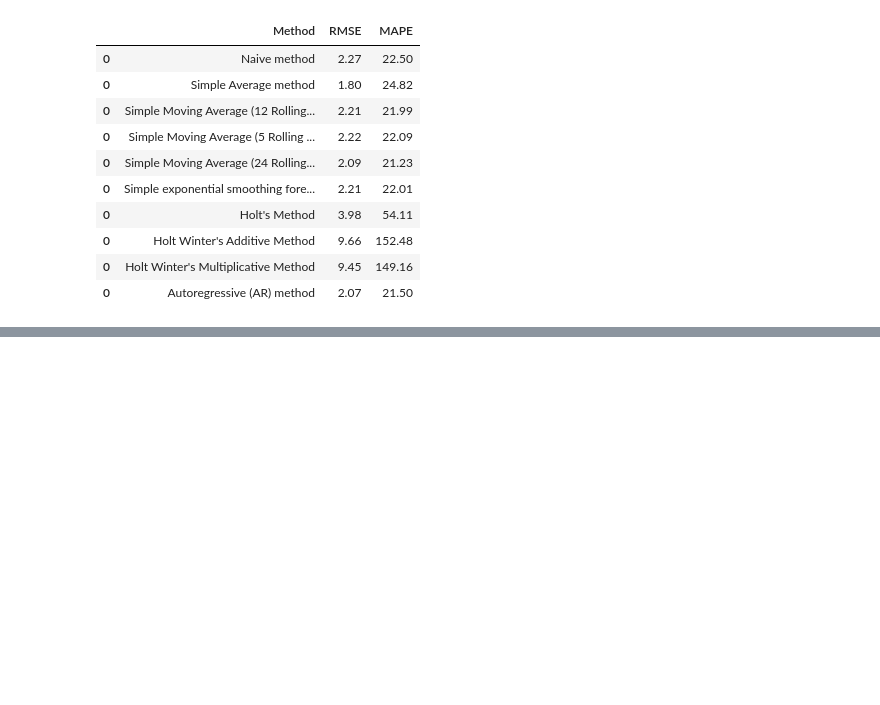
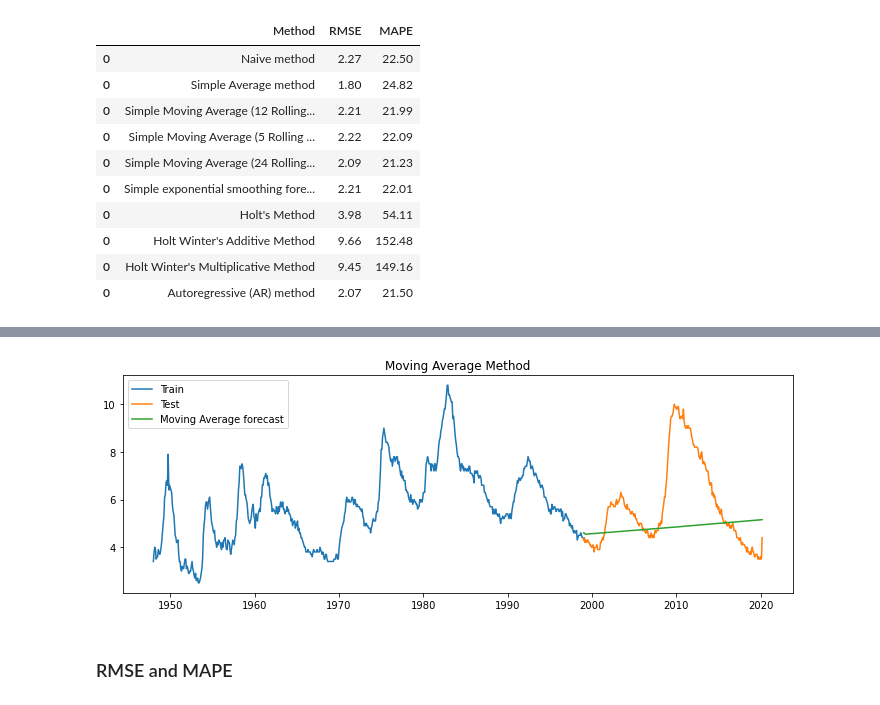
Before and after one commit to Rajdeep-personal/Learning_Time_Series, a Jupyter notebook: Untitled.ipynb, the cells around one changed output, grey strips where cells are left out. Cells and saved outputs as stored; diff of their text form; code cells hidden in the pictures; blank space fills up the shorter version.

```diff
--- a/Untitled.ipynb
+++ b/Untitled.ipynb
@@ -1194,0 +1341,12 @@ results
+# %%
+plt.figure(figsize=(12,4))
+plt.plot(train['Number'], label='Train')
+plt.plot(test['Number'], label='Test')
+plt.plot(y_hat_ma_df['ma_forecast'][test.index.min():], label='Moving Average forecast')
+plt.legend(loc='best')
+plt.title('Moving Average Method')
+plt.show()
+# %% [output]
+[figure, added]
+# %% [markdown]
+### RMSE and MAPE
```
Also changed, not shown: parts of 54 cells of this notebook.
